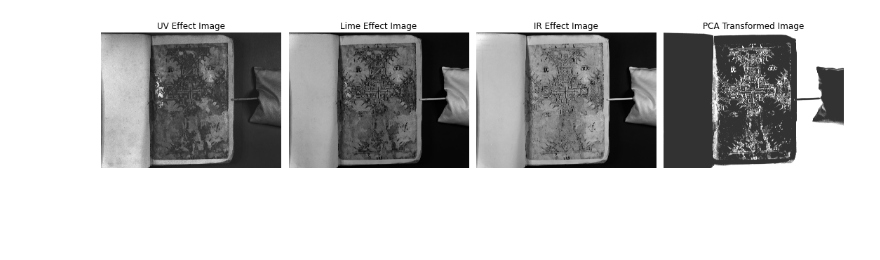
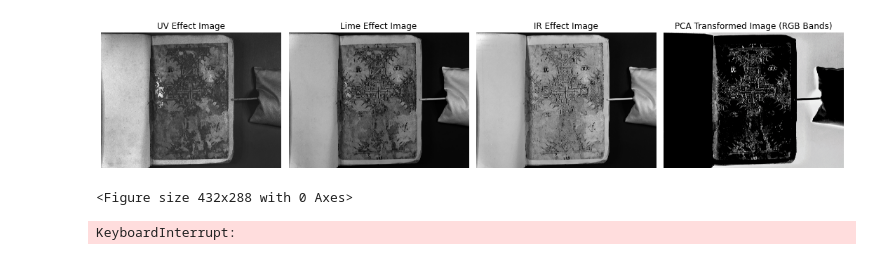
Before and after one commit to mohamedbasuony/eManuskript, a Jupyter notebook: Hoku Effects.ipynb, the cells around one changed output. Drawn from its saved outputs; the diff is of its cells as text; code cells hidden in the pictures; blank space fills up the shorter version.

```diff
--- a/Hoku Effects.ipynb
+++ b/Hoku Effects.ipynb
@@ -335,63 +335,53 @@ for effect, color in effects.items():
     elif effect == 'Lime':
         image_effect = cv2.addWeighted(image_lime, 0.5, np.full(image_lime.shape, color, dtype=np.uint8), 0.5, 0)
     elif effect == 'IR':
         image_effect = cv2.addWeighted(image_ir, 0.5, np.full(image_ir.shape, color, dtype=np.uint8), 0.5, 0)
 
     # Add the effect to the combined image
     combined_image = cv2.add(combined_image, image_effect)
 
-# Split the combined image into color channels
-channels = cv2.split(combined_image)
+# Perform PCA on the combined image
+pca = PCA(n_components=1)  # Keep 3 principal components for RGB bands
+combined_image_flat = combined_image.reshape(-1, 1)
+components = pca.fit_transform(combined_image_flat)
 
-transformed_channels = []
-for channel in channels:
-    # Reshape the channel to a 2D array
-    channel = channel.reshape(-1, 1)
+# Reshape the transformed components back to the original image shape
+transformed_image = components.reshape(combined_image.shape)
 
-    # Apply PCA
-    pca = PCA(n_components=1)
-    channel = pca.fit_transform(channel)
+# Scale the transformed image components to the range [0, 255]
+transformed_image = cv2.normalize(transformed_image, None, 0, 255, cv2.NORM_MINMAX, cv2.CV_8U)
 
-    # Reshape the transformed channel back to the original shape
-    channel = channel.reshape(combined_image.shape[0], combined_image.shape[1])
+# Display the original images and PCA-transformed image
+plt.figure(figsize=(15, 5))
 
-    # Convert the channel back to 8-bit unsigned integers
-    channel = cv2.normalize(channel, None, 0, 255, cv2.NORM_MINMAX, cv2.CV_8U)
-
-    transformed_channels.append(channel)
-
-# Merge the transformed channels back into a single image
-transformed_image = cv2.merge(transformed_channels)
-
-# Adjust brightness and contrast
-transformed_image = cv2.convertScaleAbs(transformed_image, alpha=1.5, beta=50)
-
-# Display the original and transformed images
-plt.figure(figsize=(15, 5))
 plt.subplot(1, 4, 1)
-plt.imshow(cv2.cvtColor(image_uv, cv2.COLOR_BGR2RGB))
+plt.imshow(image_uv, cmap='gray')
 plt.title('UV Effect Image')
 plt.axis('off')
 
 plt.subplot(1, 4, 2)
-plt.imshow(cv2.cvtColor(image_lime, cv2.COLOR_BGR2RGB))
+plt.imshow(image_lime, cmap='gray')
 plt.title('Lime Effect Image')
 plt.axis('off')
 
 plt.subplot(1, 4, 3)
-plt.imshow(cv2.cvtColor(image_ir, cv2.COLOR_BGR2RGB))
+plt.imshow(image_ir, cmap='gray')
 plt.title('IR Effect Image')
 plt.axis('off')
 
 plt.subplot(1, 4, 4)
-plt.imshow(cv2.cvtColor(transformed_image, cv2.COLOR_BGR2RGB))
-plt.title('PCA Transformed Image')
+plt.imshow(transformed_image)
+plt.title('PCA Transformed Image (RGB Bands)')
 plt.axis('off')
 
 plt.tight_layout()
 plt.show()
+
+plt.tight_layout()
+plt.show()
 # %% [output]
-[figure, old version]
+[figure, new version]
+<Figure size 432x288 with 0 Axes>
 # %%
 import cv2
 import numpy as np
@@ -434,7 +424,7 @@ def sam_classification(image_spectra, reference_spectra):
     return classification_map
 
 # Path to the image
-image_path = "/Users/mohamedbasuony/Desktop/Hoku images/OG.jpg"
+image_path = "/Users/mohamedbasuony/Desktop/Hoku images/550_Lime.tif"
 
 # Load the image
 original_image = cv2.imread(image_path)
@@ -494,3 +484,5 @@ plt.title('SAM Processed Image')
 plt.axis('off')
 
 plt.show()
+# %% [output]
+KeyboardInterrupt:
```
Also changed, not shown: parts of 2 cells of this notebook.
